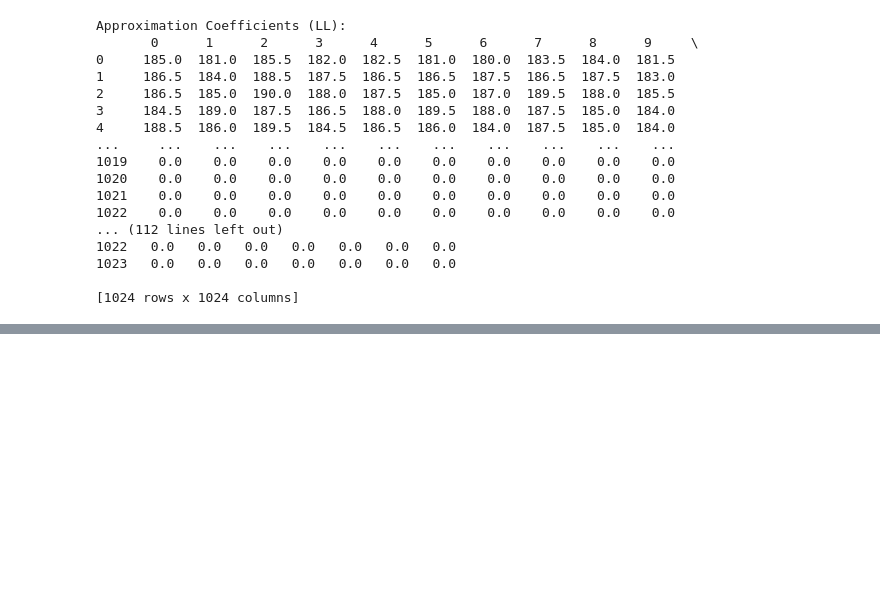
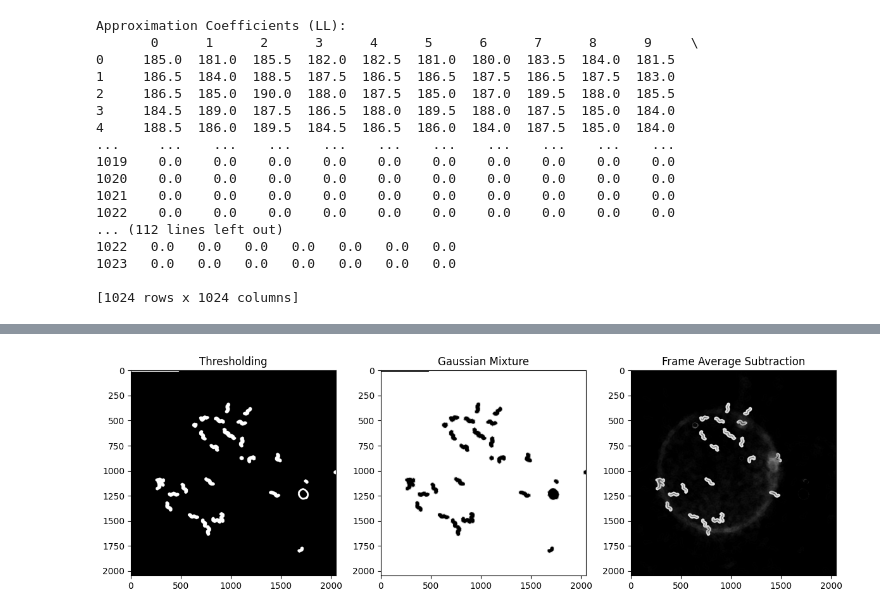
Before and after one commit to erusconiclerici/collectiveNematodes, a Jupyter notebook: Code/Python/testWaveletTheory.ipynb, the cells around one changed output, grey strips where cells are left out. Cells and saved outputs as stored; diff of their text form; code cells hidden in the pictures; blank space fills up the shorter version.

```diff
--- a/Code/Python/testWaveletTheory.ipynb
+++ b/Code/Python/testWaveletTheory.ipynb
@@ -306,0 +194,58 @@ wavelet_transform_and_plot(image_path, background)
+# %%
+import cv2
+import numpy as np
+import matplotlib.pyplot as plt
+import os
+import glob
+
+def apply_thresholding(image_path, threshold=30):
+    image = cv2.imread(image_path, cv2.IMREAD_GRAYSCALE)
+    _, thresh_image = cv2.threshold(image, threshold, 255, cv2.THRESH_BINARY)
+    return thresh_image
+
+def apply_gaussian_mixture(image_path):
+    image = cv2.imread(image_path, cv2.IMREAD_GRAYSCALE)
+    fgbg = cv2.createBackgroundSubtractorMOG2()
+    fgmask = fgbg.apply(image)
+    return fgmask
+
+def apply_frame_average_subtraction(image_path, frames_folder, n_frames=100):
+    image = cv2.imread(image_path, cv2.IMREAD_GRAYSCALE)
+    frame_paths = glob.glob(os.path.join(frames_folder, '*.jpg'))[:n_frames]
+    avg_frame = np.zeros_like(image, dtype=float)
+
+    for path in frame_paths:
+        frame = cv2.imread(path, cv2.IMREAD_GRAYSCALE)
+        avg_frame += frame / n_frames
+
+    subtracted_frame = cv2.absdiff(image.astype('float'), avg_frame).astype('uint8')
+    return subtracted_frame
+
+# Path to the frame and the folder containing video frames
+frame_path = '/Volumes/TOSHIBA_EXT/Phenotype_features_collective/Data/ExtractedFrames/CB4856/1.1_3_cb4856_oo_Set0_Pos0_Ch3_14012018_114743/067500.jpg'  # example frame
+frames_folder = '/Volumes/TOSHIBA_EXT/Phenotype_features_collective/Data/ExtractedFrames/CB4856/1.1_3_cb4856_oo_Set0_Pos0_Ch3_14012018_114743'
+
+# Apply the three background subtraction methods
+thresholded_image = apply_thresholding(frame_path)
+gaussian_mixture_image = apply_gaussian_mixture(frame_path)
+frame_average_subtracted_image = apply_frame_average_subtraction(frame_path, frames_folder)
+
+# Plotting
+plt.figure(figsize=(12, 4))
+
+plt.subplot(1, 3, 1)
+plt.imshow(thresholded_image, cmap='gray')
+plt.title('Thresholding')
+
+plt.subplot(1, 3, 2)
+plt.imshow(gaussian_mixture_image, cmap='gray')
+plt.title('Gaussian Mixture')
+
+plt.subplot(1, 3, 3)
+plt.imshow(frame_average_subtracted_image, cmap='gray')
+plt.title('Frame Average Subtraction')
+
+plt.tight_layout()
+plt.show()
+# %% [output]
+[figure, added]
```
Also changed, not shown: parts of 5 cells of this notebook, 1 other file.
